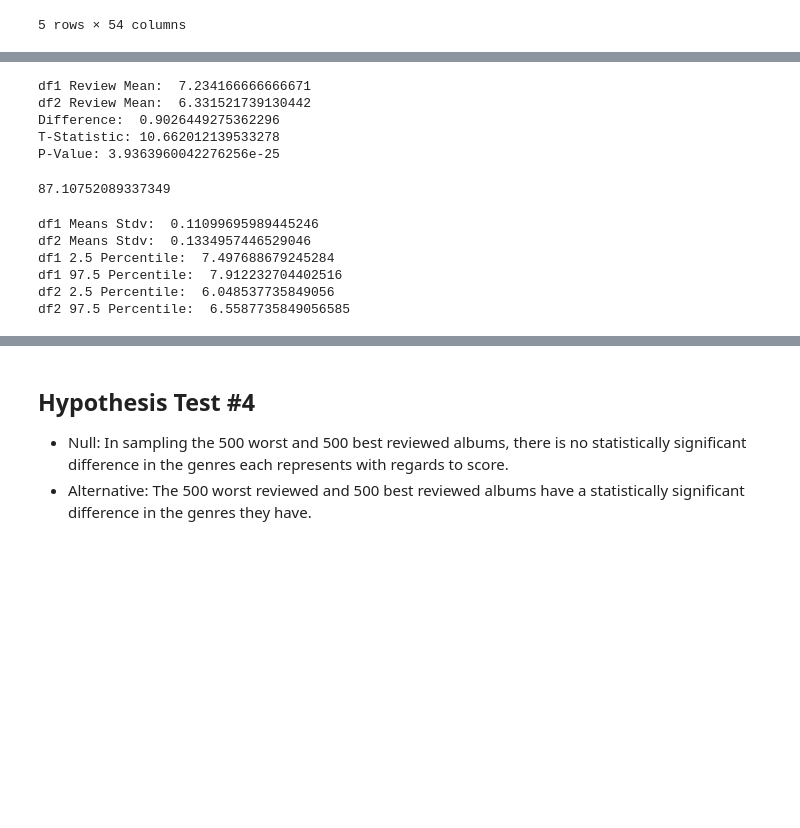
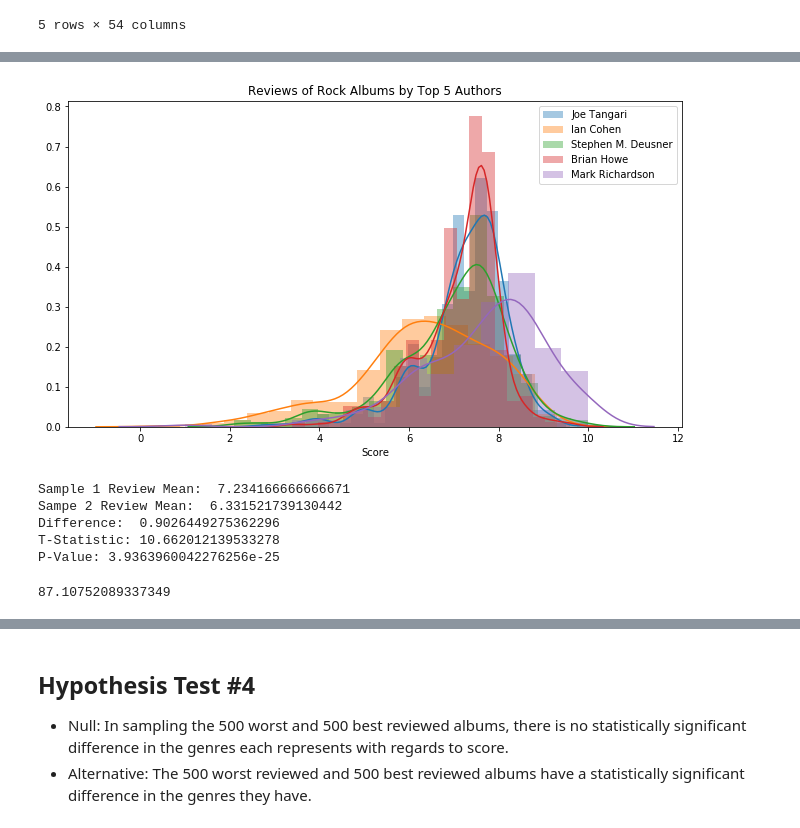
Before and after one commit to jnawjux/pitchfork_review_testing, a Jupyter notebook: Music_Index.ipynb, the cells around one changed output, grey strips where cells are left out. Cells and saved outputs as stored; diff of their text form; code cells hidden in the pictures; blank space fills up the shorter version.

```diff
--- a/Music_Index.ipynb
+++ b/Music_Index.ipynb
@@ -487,8 +430,20 @@ def output (df1, df2):
+# %%
+rock_df = rg2_df[(rg2_df['rock'] == 1) & (rg2_df['>200_reviews'] == 1)]
+
+plt.figure(figsize=(11,6))
+for name in authors:
+    sns.distplot(rock_df.loc[rock_df['author'] == name, 'score'], label=name.title(), hist=True, kde=True)
+plt.title("Reviews of Rock Albums by Top 5 Authors")
+plt.xlabel("Score")
+plt.legend()
+plt.show();
+# %% [output]
+[figure, added]
 # %%
-output(rock_df_joe, rock_df_ian)
+two_sample_ttest_stats(rock_df_joe['score'], rock_df_ian['score'])
 # %% [output]
-df1 Review Mean:  7.234166666666671
-df2 Review Mean:  6.331521739130442
+Sample 1 Review Mean:  7.234166666666671
+Sampe 2 Review Mean:  6.331521739130442
 Difference:  0.9026449275362296
 T-Statistic: 10.662012139533278
 P-Value: 3.9363960042276256e-25
@@ -535,9 +453,0 @@ def bootstrap(df1, df2, moe=0.5):
-# %%
-bootstrap(rock_df_mark, rock_df_ian, moe=.5)
-# %% [output]
-df1 Means Stdv:  0.11099695989445246
-df2 Means Stdv:  0.1334957446529046
-df1 2.5 Percentile:  7.497688679245284
-df1 97.5 Percentile:  7.912232704402516
-df2 2.5 Percentile:  6.048537735849056
-df2 97.5 Percentile:  6.5587735849056585
```
Also changed, not shown: parts of 32 cells of this notebook, 1 other file.
